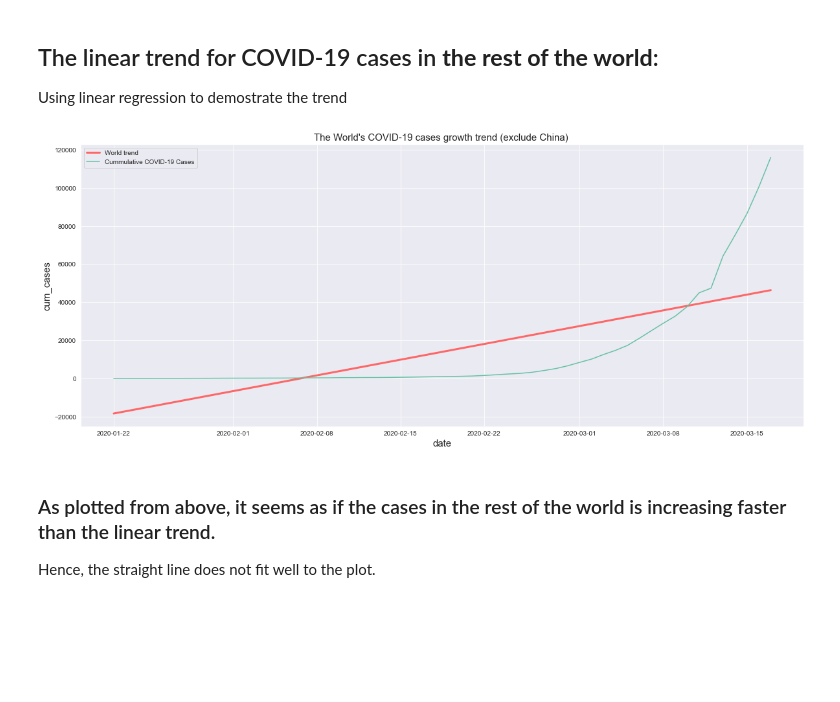
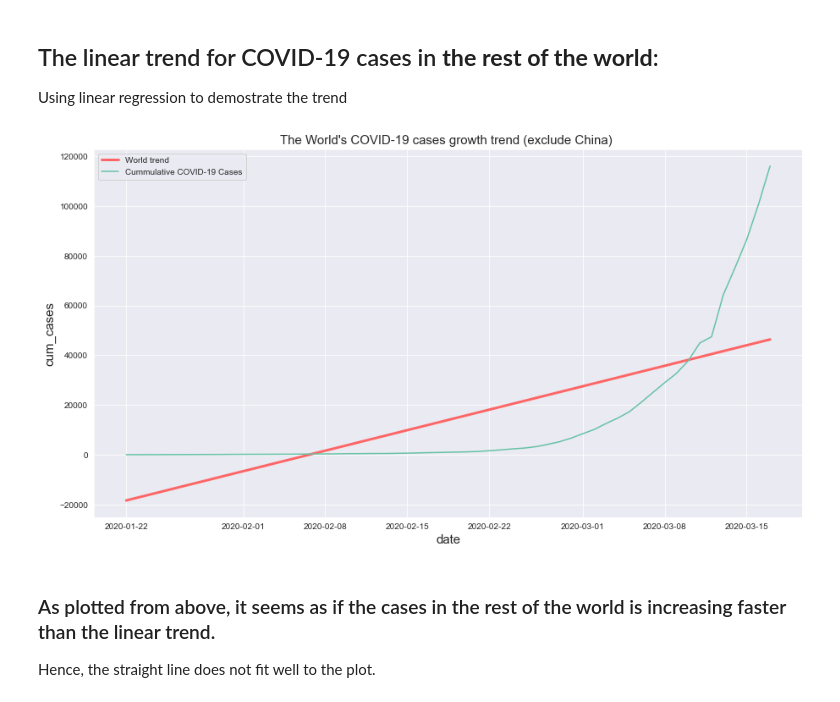
Before and after one commit to sushii2001/COVID-19_Visualization, a Jupyter notebook: covid-19_visualization.ipynb, the cells around one changed output. Saved outputs shown, nothing was run; the diff lists cells and outputs as text; code cells hidden in the pictures; blank space fills up the shorter version.

```diff
--- a/covid-19_visualization.ipynb
+++ b/covid-19_visualization.ipynb
@@ -249,27 +249,27 @@ Using linear regression to demostrate the trend
 # %%
 # Define the slope, intercept, r_value, p_value, std_err of trend line:
 slope, intercept, r_value, p_value, std_err = linregress(world_trend['date'].apply(lambda date: date.toordinal()),
                                                 world_trend['cum_cases'])
 
 # Trend line calculation
 line = [slope*xi + intercept for xi in world_trend['date'].apply(lambda date: date.toordinal())]
 
 # Plot setting
-plt.figure(figsize = (20, 8))
+plt.figure(figsize = (15, 8))
 plt.title("The World's COVID-19 cases growth trend (exclude China) ", size = 15)
 ax.xaxis.set_major_locator(dates.WeekdayLocator(interval=1))
 plt.ylabel("Cummulative COVID-19 Cases", size = 15)
 plt.xlabel("Date", size = 15)
 
 # Trend line plot
 plt.plot(world_trend['date'], line, color='#ff6666', linewidth=3, label="World trend")
 ax = sns.lineplot(data=world_trend, x=world_trend['date'], y=world_trend['cum_cases'],
         label = 'Cummulative COVID-19 Cases')
 
 plt.legend()
 plt.show()
 # %% [output]
-[figure, old version]
+[figure, new version]
 # %% [markdown]
  ### As plotted from above, it seems as if the cases in the rest of the world is increasing faster than the linear trend.
  Hence, the straight line does not fit well to the plot.
```
Also changed, not shown: parts of 13 cells of this notebook.
